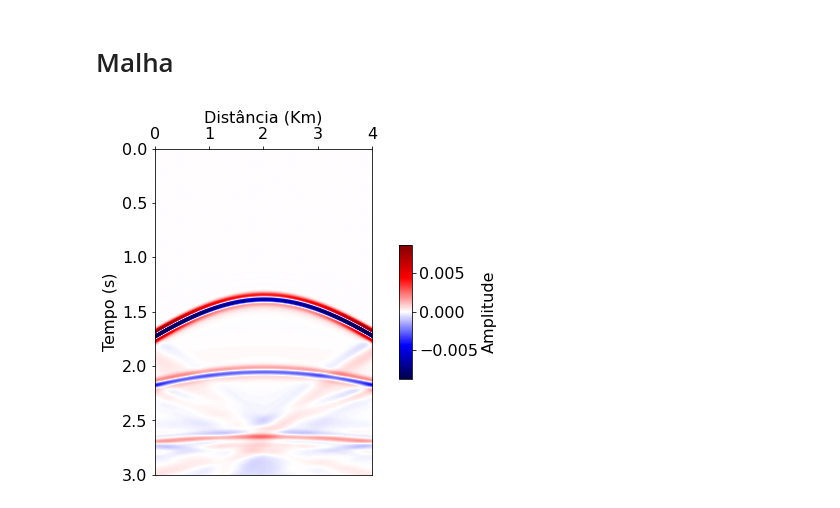
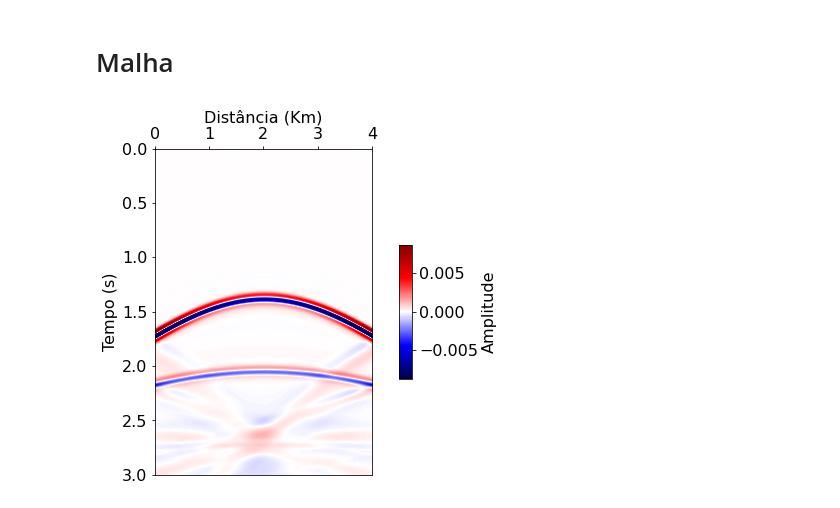
Before and after one commit to thiago-carneiro/mestrado, a Jupyter notebook: procSinais/modelagem.ipynb, the cells around one changed output. Cells and saved outputs as stored; diff of their text form; code cells hidden in the pictures.

```diff
--- a/procSinais/modelagem.ipynb
+++ b/procSinais/modelagem.ipynb
@@ -256,7 +256,7 @@ class malha():
                 self.P3[:2,2:-2] = self.P2[:2,2:-2] + self.A[:2,2:-2] * (self.P2[1:3, 2:-2] - self.P2[:2,2:-2])
                     # Borda inferior
 #                    for i in range(self.mod.Nz - 2, self.mod.Nz):
-                self.P3[:2,2:-2] = self.P2[:2,2:-2] - self.A[:2,2:-2] * (self.P2[:2, 2:-2] - self.P2[-3:-1,2:-2])
+                self.P3[-2:,2:-2] = self.P2[-2:,2:-2] - self.A[-2:,2:-2] * (self.P2[-2:, 2:-2] - self.P2[-3:-1,2:-2])
 #                for i in range(2, self.mod.Nz - 2):
                     # Borda esquerda
 #                    for k in range(2):
@@ -291,31 +291,31 @@ class malha():
         Zmax = (self.ntotal * self.fnt.dt) * scaleZ
 
 
         ## Eixo horizontal no topo da figura
         plt.rcParams['xtick.bottom'] = False
         plt.rcParams['xtick.labelbottom'] = False
         plt.rcParams['xtick.top'] = True
         plt.rcParams['xtick.labeltop'] = True
 
         plt.rc('xtick', labelsize=16)
         plt.rc('ytick', labelsize=16)
         plt.rcParams.update({'font.size':16})
 
         max_sis = np.max(np.abs(self.sis))
 
         ## Formatação do plot
         fig, ax = plt.subplots(figsize=(6,6))
         ax.xaxis.set_label_position('top')
         if (remover_onda_direta):
             sis_homogeneo=malha(modelo_homogeneo(self.mod.Nx-(2*self.mod.Na),self.mod.Nz-(2*self.mod.Na),self.mod.vp[0,0]),fonte_sismica(),self.cerjan, self.reynolds).modelagem().sis
             im = ax.imshow(np.add(self.sis,-sis_homogeneo), cmap='seismic', vmin=-max_sis*50**(-1), vmax=max_sis*50**(-1), extent=[Xmin,Xmax,Zmax,Zmin], interpolation='bicubic', aspect=2)
         else:
             im = ax.imshow(self.sis, cmap='seismic', vmin=-max_sis*50**(-1), vmax=max_sis*50**(-1), extent=[Xmin,Xmax,Zmax,Zmin], interpolation='bicubic', aspect=2)
         cbar = fig.colorbar(im, ax=ax, fraction=0.04, pad=0.08, label='Amplitude', aspect=10)
         plt.xlabel('Distância (Km)', fontsize=16)
         plt.ylabel('Tempo (s)', fontsize=16)
         plt.show()
 
 malha(modelo_paralelas(),fonte_sismica(),cerjan=True,reynolds=True).modelagem().plot(remover_onda_direta=True)
 # %% [output]
-[figure, old version]
+[figure, new version]
```
